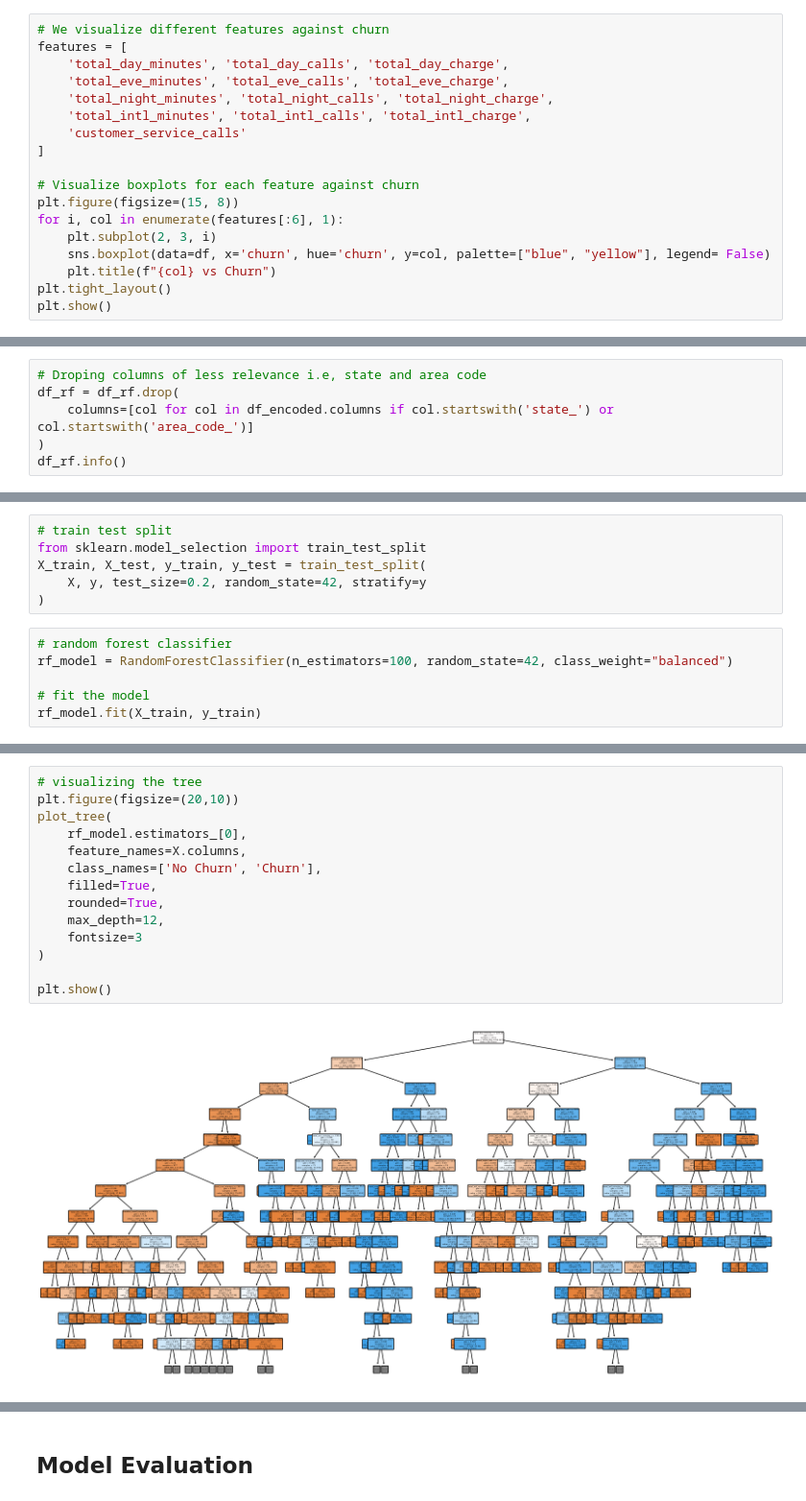
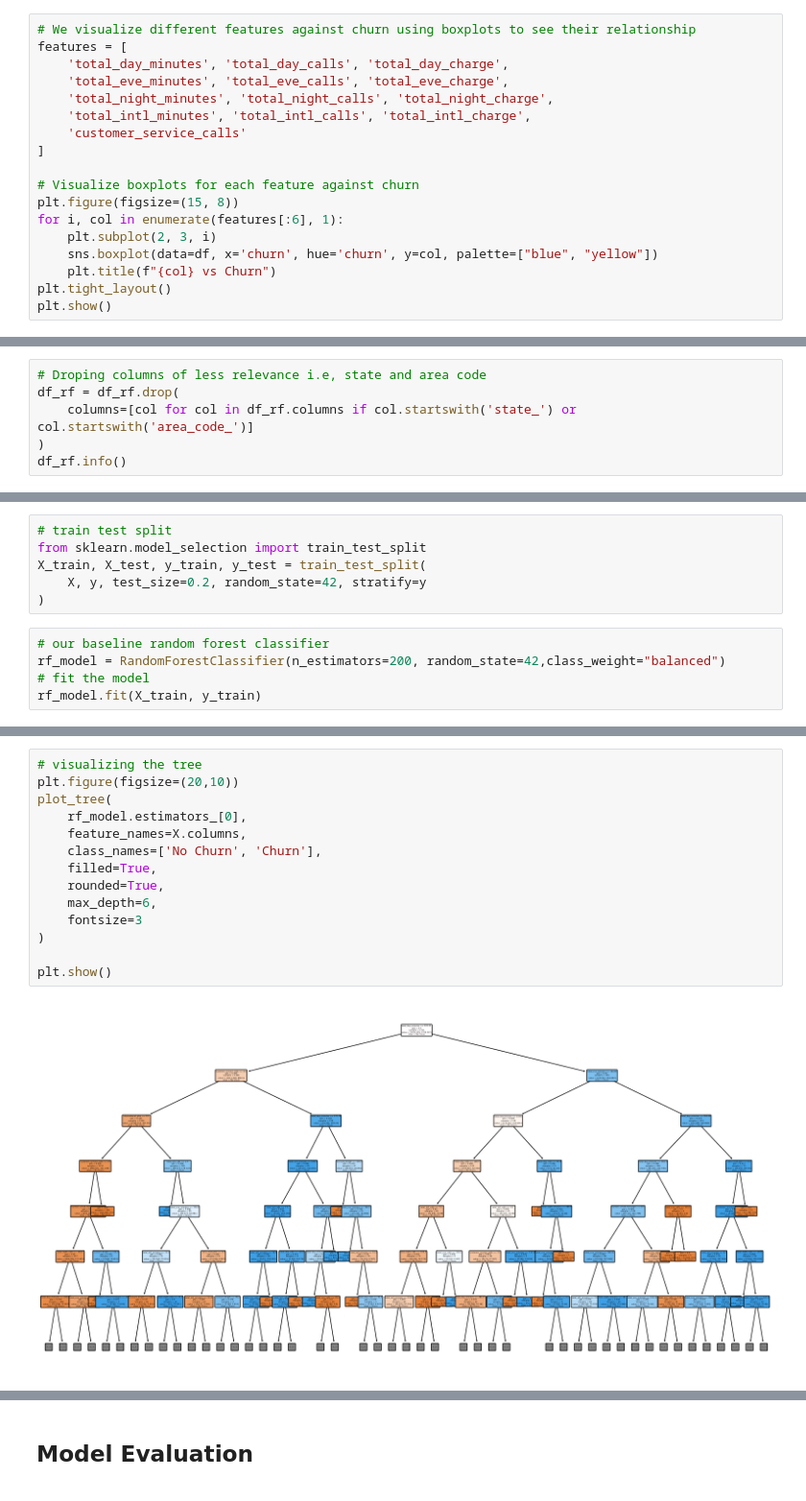
Before and after one commit to Kiplagat8/dsft13hybrid_phase3_project_group4, a Jupyter notebook: index.ipynb, the cells around one changed output, grey strips where cells are left out. Shown at 96% size. Saved outputs shown, nothing was run; the diff lists cells and outputs as text.

```diff
--- a/index.ipynb
+++ b/index.ipynb
@@ -404,7 +405,7 @@ AttributeError: 'numpy.bool_' object has no attribute 'startswith'
 # %% [markdown]
 #### The above table and visualization illustrates well how account length varies with churn. The states with the top mean account length are also indicated above as Alabama, Connecticut, Minnesota, Newyork and Ohio.
 # %%
-# We visualize different features against churn
+# We visualize different features against churn using boxplots to see their relationship
 features = [
     'total_day_minutes', 'total_day_calls', 'total_day_charge',
     'total_eve_minutes', 'total_eve_calls', 'total_eve_charge',
@@ -417,7 +418,7 @@ features = [
 plt.figure(figsize=(15, 8))
 for i, col in enumerate(features[:6], 1):
     plt.subplot(2, 3, i)
-    sns.boxplot(data=df, x='churn', hue='churn', y=col, palette=["blue", "yellow"], legend= False)
+    sns.boxplot(data=df, x='churn', hue='churn', y=col, palette=["blue", "yellow"])
     plt.title(f"{col} vs Churn")
 plt.tight_layout()
 plt.show()
@@ -842,7 +843,7 @@ df_rf = df_encoded.copy()
 # %%
 # Droping columns of less relevance i.e, state and area code
 df_rf = df_rf.drop(
-    columns=[col for col in df_encoded.columns if col.startswith('state_') or col.startswith('area_code_')]
+    columns=[col for col in df_rf.columns if col.startswith('state_') or col.startswith('area_code_')]
 )
 df_rf.info()
 # %% [output]
@@ -908,9 +911,8 @@ X_train, X_test, y_train, y_test = train_test_split(
     X, y, test_size=0.2, random_state=42, stratify=y
 )
 # %%
-# random forest classifier
-rf_model = RandomForestClassifier(n_estimators=100, random_state=42, class_weight="balanced")
-
+# our baseline random forest classifier
+rf_model = RandomForestClassifier(n_estimators=200, random_state=42,class_weight="balanced")
 # fit the model
 rf_model.fit(X_train, y_train)
 # %% [output]
@@ -918,19 +921,19 @@ RandomForestClassifier(class_weight='balanced', random_state=42)
 # %%
 # visualizing the tree
 plt.figure(figsize=(20,10))
 plot_tree(
     rf_model.estimators_[0],
     feature_names=X.columns,
     class_names=['No Churn', 'Churn'],
     filled=True,
     rounded=True,
-    max_depth=12,
+    max_depth=6,
     fontsize=3
 )
 
 plt.show()
 # %% [output]
-[figure, old version]
+[figure, new version]
 # %%
 from sklearn.model_selection import RandomizedSearchCV
 # using randomized search to to find the best hyperparameters for our random forest model.
```
Also changed, not shown: parts of 25 cells of this notebook, 1 other file.
